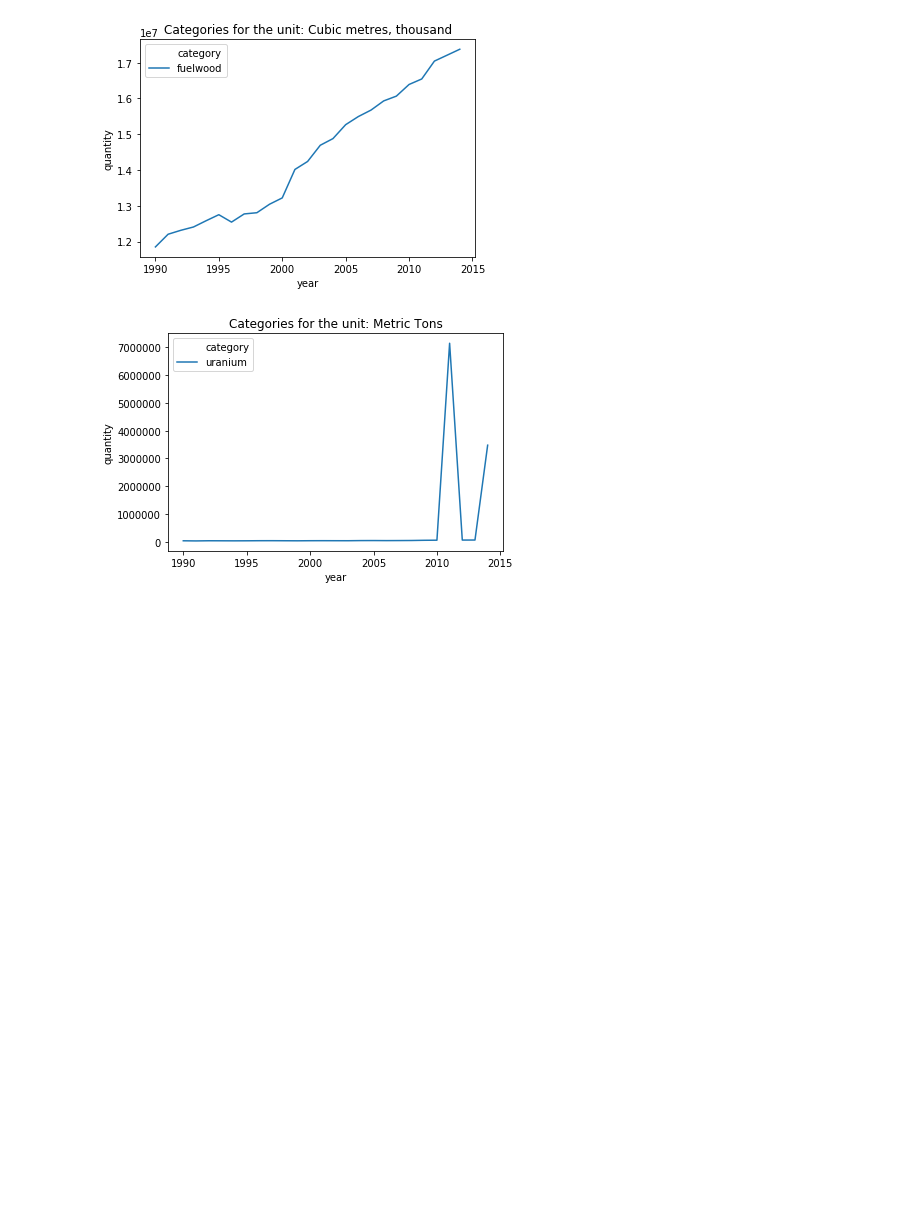
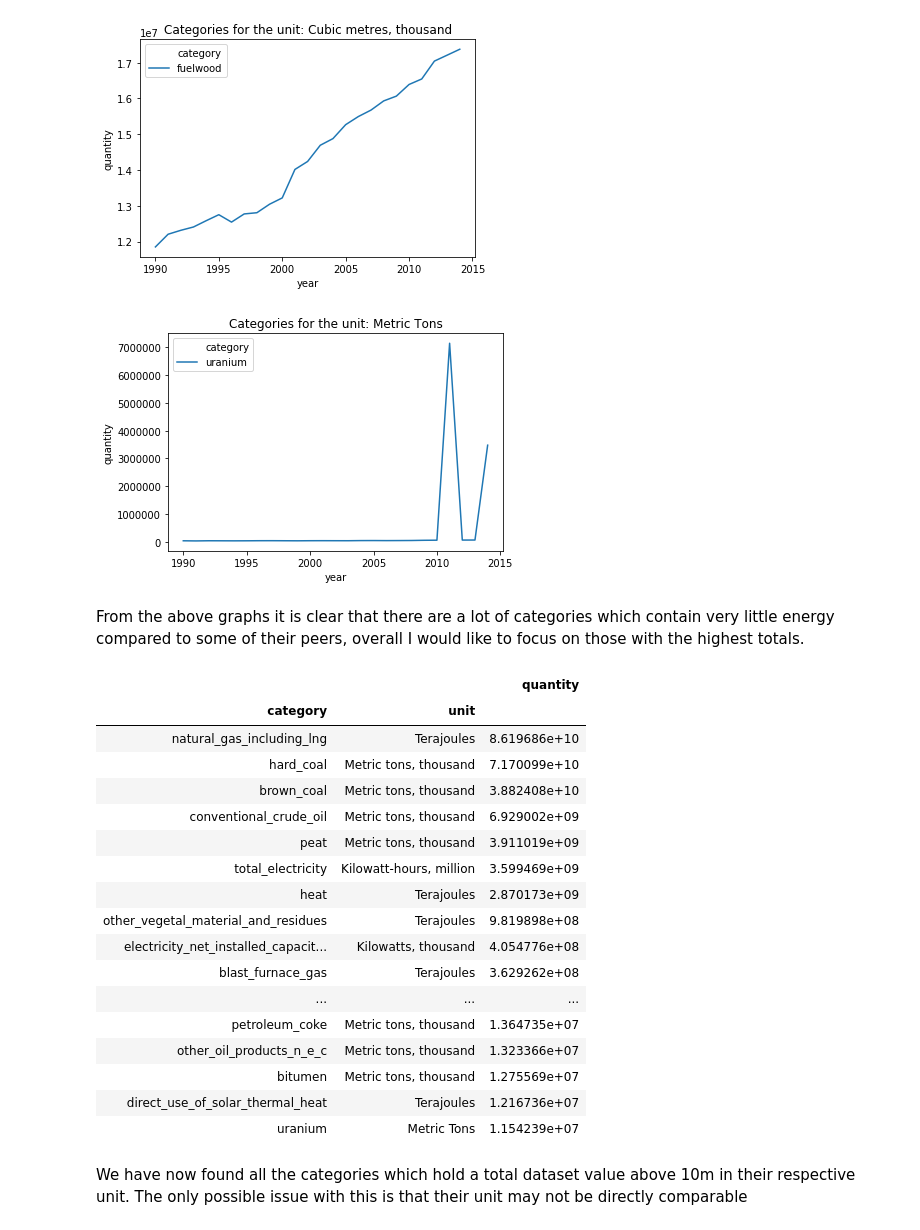
Before and after one commit to See-You-Data/UNInternationalEnergyData, a Jupyter notebook: dan_exploratory_analysis.ipynb, the cells around one changed output. Cells and saved outputs as stored; diff of their text form; code cells hidden in the pictures; blank space fills up the shorter version.

```diff
--- a/dan_exploratory_analysis.ipynb
+++ b/dan_exploratory_analysis.ipynb
@@ -130,3 +131,31 @@ for unit in df['unit'].unique():
 [figure]
 [figure]
 [figure]
+# %% [markdown]
+From the above graphs it is clear that there are a lot of categories which contain very little energy compared to some of their peers, overall I would like to focus on those with the highest totals.
+# %%
+df_top_categories = df.groupby(['category','unit']).sum()
+df_top_categories.drop(['year','quantity_footnotes'], axis=1, inplace=True)
+df_top_categories.sort_values(by=['quantity'], inplace=True, ascending=False)
+df_top_categories[df_top_categories['quantity']>=1E7]
+# %% [output]
+|  |  | quantity |
+| category | unit |  |
+| natural_gas_including_lng | Terajoules | 8.619686e+10 |
+| hard_coal | Metric tons, thousand | 7.170099e+10 |
+| brown_coal | Metric tons, thousand | 3.882408e+10 |
+| conventional_crude_oil | Metric tons, thousand | 6.929002e+09 |
+| peat | Metric tons, thousand | 3.911019e+09 |
+| total_electricity | Kilowatt-hours, million | 3.599469e+09 |
+| heat | Terajoules | 2.870173e+09 |
+| other_vegetal_material_and_residues | Terajoules | 9.819898e+08 |
+| electricity_net_installed_capacit... | Kilowatts, thousand | 4.054776e+08 |
+| blast_furnace_gas | Terajoules | 3.629262e+08 |
+| ... | ... | ... |
+| petroleum_coke | Metric tons, thousand | 1.364735e+07 |
+| other_oil_products_n_e_c | Metric tons, thousand | 1.323366e+07 |
+| bitumen | Metric tons, thousand | 1.275569e+07 |
+| direct_use_of_solar_thermal_heat | Terajoules | 1.216736e+07 |
+| uranium | Metric Tons | 1.154239e+07 |
+# %% [markdown]
+We have now found all the categories which hold a total dataset value above 10m in their respective unit. The only possible issue with this is that their unit may not be directly comparable
```
Also changed, not shown: parts of 3 cells of this notebook.
